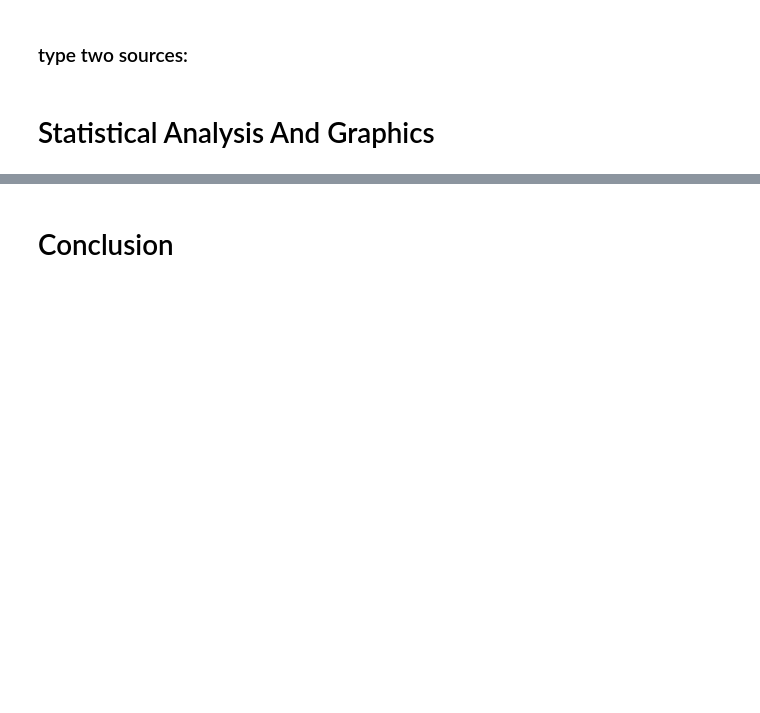
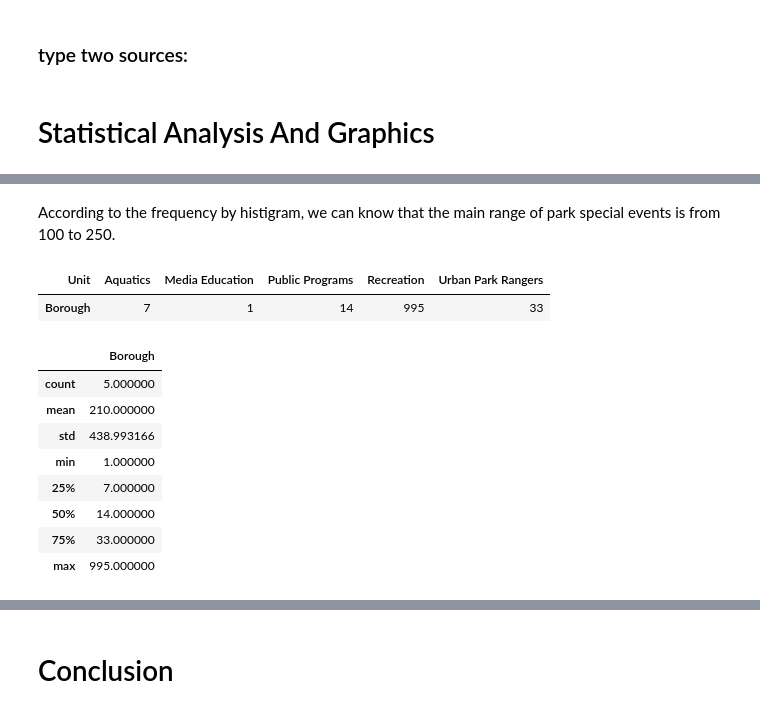
Before and after one commit to mandy941/final, a Jupyter notebook: M_Yang_proposal.ipynb, the cells around one changed output, grey strips where cells are left out. Cells and saved outputs as stored; diff of their text form; code cells hidden in the pictures; blank space fills up the shorter version.

```diff
--- a/M_Yang_proposal.ipynb
+++ b/M_Yang_proposal.ipynb
@@ -74,0 +81,23 @@ min(df0['Date and Time'])
+# %% [markdown]
+According to the frequency by histigram, we can know that the main range of park special events is from 100 to 250.
+# %%
+#use groupby function to group the organizations and count the special event types times for each organization
+unit = df0.groupby('Unit')[['Borough']].count()
+unit1 = unit.T
+unit1
+# %% [output]
+| Unit | Aquatics | Media Education | Public Programs | Recreation | Urban Park Rangers |
+| Borough | 7 | 1 | 14 | 995 | 33 |
+# %%
+#get descriptive statistics for the number of special park events in each organizations by describe function
+unit.describe()
+# %% [output]
+|  | Borough |
+| count | 5.000000 |
+| mean | 210.000000 |
+| std | 438.993166 |
+| min | 1.000000 |
+| 25% | 7.000000 |
+| 50% | 14.000000 |
+| 75% | 33.000000 |
+| max | 995.000000 |
```
Also changed, not shown: parts of 13 cells of this notebook.
